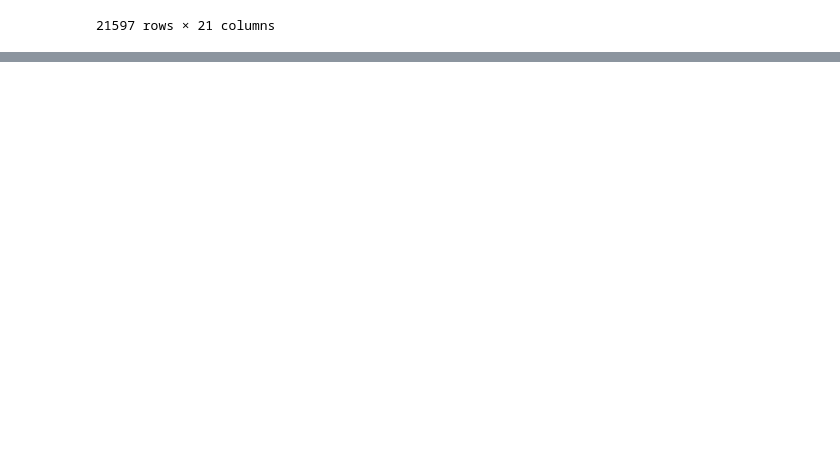
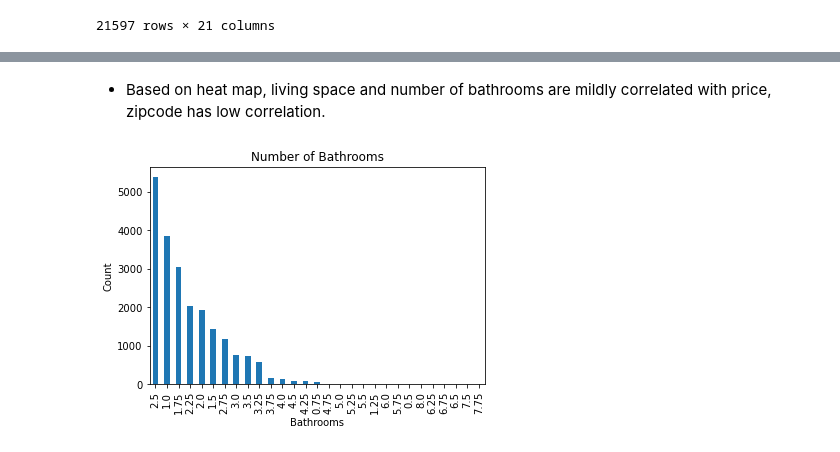
Before and after one commit to letruong711/Seattle-Area-Housing-Analysis, a Jupyter notebook: Starting Analysis.ipynb, the cells around one changed output, grey strips where cells are left out. Saved outputs shown, nothing was run; the diff lists cells and outputs as text; code cells hidden in the pictures; blank space fills up the shorter version.

```diff
--- a/Starting Analysis.ipynb
+++ b/Starting Analysis.ipynb
@@ -124,0 +121,10 @@ sns.heatmap(corr);
+# %% [markdown]
+- Based on heat map, living space and number of bathrooms are mildly correlated with price, zipcode has low correlation.
+# %%
+df['bathrooms'].value_counts().plot(kind='bar')
+plt.title('Number of Bathrooms')
+plt.xlabel('Bathrooms')
+plt.ylabel('Count')
+sns.despine;
+# %% [output]
+[figure, added]
```
Also changed, not shown: parts of 16 cells of this notebook.
